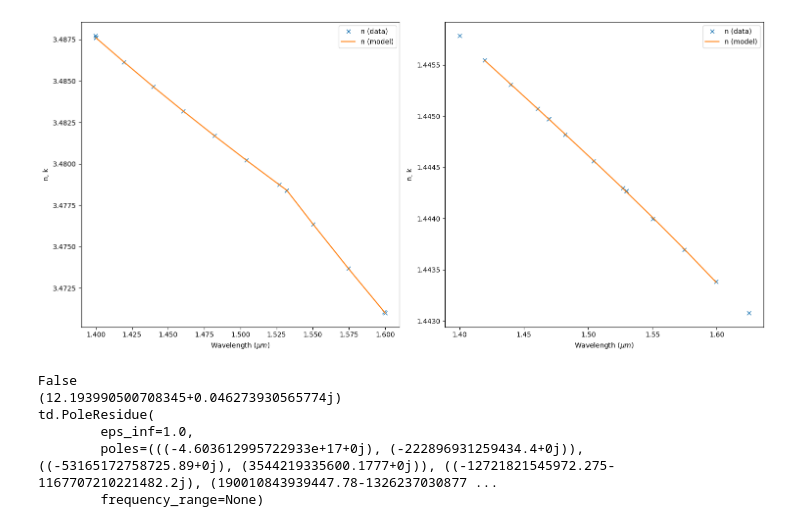
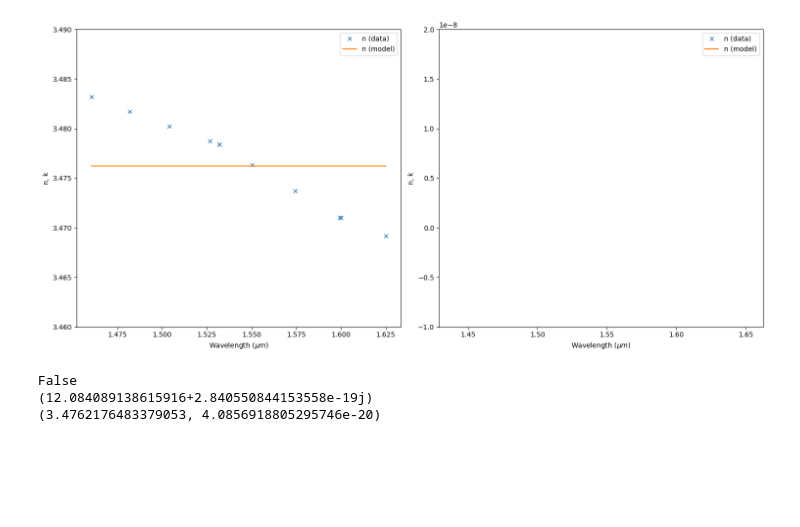
Before and after one commit to marc-flex/charge_notebooks, a Jupyter notebook: Lumerical_material_fitting.ipynb, the cells around one changed output. Drawn from its saved outputs; the diff is of its cells as text; code cells hidden in the pictures; blank space fills up the shorter version.

```diff
--- a/Lumerical_material_fitting.ipynb
+++ b/Lumerical_material_fitting.ipynb
@@ -31,10 +31,10 @@ sio2_lumerical_data = np.array([
 from tidy3d.plugins.dispersion import FastDispersionFitter, AdvancedFastFitterParam
 
 # max/min wavelengths
-wvl_max = 1.6
-wvl_min = 1.4
-ind_1 = len(si_lumerical_data[0][si_lumerical_data[0] < wvl_min]) - 1
-ind_2 = len(si_lumerical_data[0][si_lumerical_data[0] < wvl_max]) + 1
+wvl_max = 1.65
+wvl_min = 1.45
+ind_1 = len(si_lumerical_data[0][si_lumerical_data[0] < wvl_min]) - 0
+ind_2 = len(si_lumerical_data[0][si_lumerical_data[0] < wvl_max]) + 0
 fitter_si = FastDispersionFitter.from_complex_permittivity(
     wvl_um=si_lumerical_data[0][ind_1:ind_2],
     eps_real=si_lumerical_data[1][ind_1:ind_2],
@@ -42,9 +42,9 @@ fitter_si = FastDispersionFitter.from_complex_permittivity(
 )
 
 fitter_si = fitter_si.copy(update={"wvl_range": (wvl_min, wvl_max)})
-advanced_param = AdvancedFastFitterParam(weights=(1,1), passivity_num_iters=100, loss_bounds=(-1e-5, 2e-2))
-advanced_param = AdvancedFastFitterParam(weights=(1,1), passivity_num_iters=100, relaxed=True, logspacing=False)
-Si_lumerical, rms_error = fitter_si.fit(max_num_poles=20, advanced_param=advanced_param, tolerance_rms=2e-5)
+advanced_param = AdvancedFastFitterParam(weights=(1,1), passivity_num_iters=100, loss_bounds=(0, 1e-15))
+#advanced_param = AdvancedFastFitterParam(weights=(1,1), passivity_num_iters=100, relaxed=True, logspacing=False, loss_bounds=(-1e-15, 1e-15))
+Si_lumerical, rms_error = fitter_si.fit(max_num_poles=15, advanced_param=advanced_param, tolerance_rms=1e-5)
 
 
 # fit SiO2
@@ -68,15 +70,16 @@ SiO2_lumerical, rms_error = fitter_sio2.fit(max_num_poles=20, advanced_param=adv
 # %%
 import matplotlib.pyplot as plt
 _, ax = plt.subplots(1, 2, figsize=(15, 7))
 fitter_si.plot(Si_lumerical, ax=ax[0])
-#ax[0].set_ylim([-1e-4,0.002])
+#ax[0].set_ylim([-1e-8,2e-8])
+ax[0].set_ylim([3.46,3.49])
 
 fitter_sio2.plot(SiO2_lumerical, ax=ax[1])
-#ax[1].set_xlim([1,2])
+ax[1].set_ylim([-1e-8,2e-8])
 plt.tight_layout()
 plt.show()
 # %% [output]
-[figure, old version]
+[figure, new version]
 # %%
 # save data to json
 Si_lumerical.to_file("fitted_si.json")
@@ -85,11 +88,8 @@ SiO2_lumerical.to_file("fitted_sio2.json")
 import tidy3d as td
 print(fitter_si.lossy)
 print(Si_lumerical.eps_model(frequency=td.C_0 / 1.55))
-print(Si_lumerical)
+print(Si_lumerical.nk_model(frequency=td.C_0 / 1.55))
 # %% [output]
 False
-(12.193990500708345+0.046273930565774j)
-td.PoleResidue(
-        eps_inf=1.0,
-        poles=(((-4.603612995722933e+17+0j), (-222896931259434.4+0j)), ((-53165172758725.89+0j), (3544219335600.1777+0j)), ((-12721821545972.275-1167707210221482.2j), (190010843939447.78-1326237030877 ...
-        frequency_range=None)
+(12.084089138615916+2.840550844153558e-19j)
+(3.4762176483379053, 4.0856918805295746e-20)
```
Also changed, not shown: parts of 1 cell of this notebook, 2 other files.
